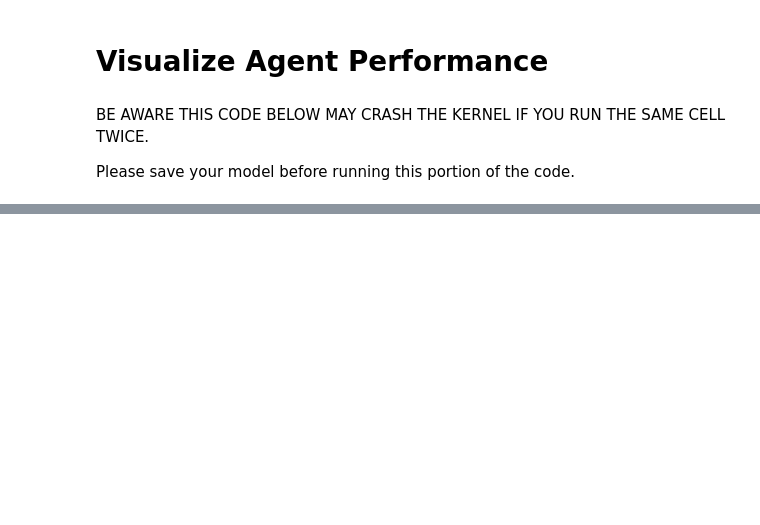
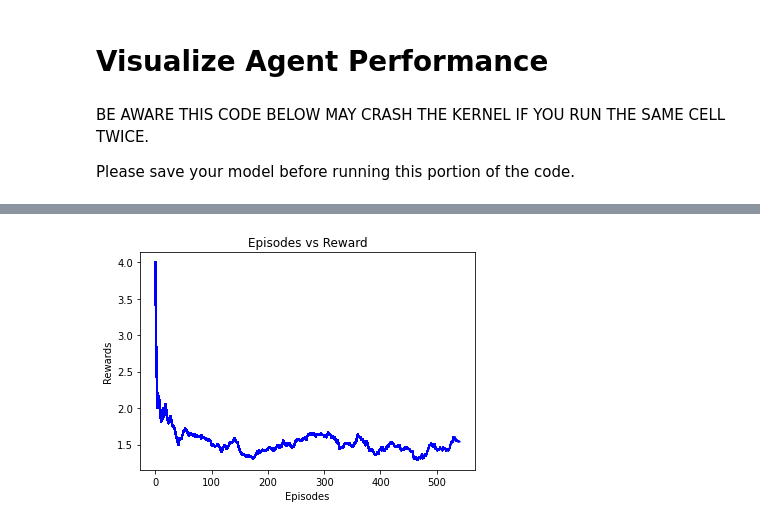
Before and after one commit to payalahuja98/Breakout_DQN, a Jupyter notebook: assignment5_materials/MP5.ipynb, the cells around one changed output, grey strips where cells are left out. Drawn from its saved outputs; the diff is of its cells as text; code cells hidden in the pictures; blank space fills up the shorter version.

Commit message:
updated train_policy_net, bug in ddq

```diff
--- a/assignment5_materials/MP5.ipynb
+++ b/assignment5_materials/MP5.ipynb
@@ -279,7 +317,7 @@ while not done:
     if step > 1 and len(np.unique(next_state[:189] == state[:189])) < 2:
         action = 0
     else:
-        action = torch.from_numpy(agent.get_action(np.float32(history[:4, :, :]) / 255.))
+        action = torch.from_numpy(agent.get_action(torch.from_numpy(np.float32(history[:4, :, :]) / 255.)))
     state = next_state
 
     next_state, reward, done, info = env.step(action + 1)
@@ -305,0 +344,80 @@ TypeError: ignored
+# %%
+double_dqn = True # set to True if using double DQN agent
+
+if double_dqn:
+    from agent_double import Agent
+else:
+    from agent import Agent
+
+agent = Agent(action_size)
+evaluation_reward = deque(maxlen=evaluation_reward_length)
+frame = 0
+memory_size = 0
+# %%
+rewards, episodes = [], []
+best_eval_reward = 0
+for e in range(EPISODES):
+    done = False
+    score = 0
+
+    history = np.zeros([5, 84, 84], dtype=np.uint8)
+    step = 0
+    d = False
+    state = env.reset()
+    next_state = state
+    life = number_lives
+
+    get_init_state(history, state)
+
+    while not done:
+        step += 1
+        frame += 1
+
+        # Perform a fire action if ball is no longer on screen to continue onto next life
+        if step > 1 and len(np.unique(next_state[:189] == state[:189])) < 2:
+            action = 0
+        else:
+            action = agent.get_action(np.float32(history[:4, :, :]) / 255.)
+        state = next_state
+        next_state, reward, done, info = env.step(action + 1)
+
+        frame_next_state = get_frame(next_state)
+        history[4, :, :] = frame_next_state
+        terminal_state = check_live(life, info['ale.lives'])
+
+        life = info['ale.lives']
+        r = np.clip(reward, -1, 1)
+        r = reward
+
+        # Store the transition in memory
+        agent.memory.push(deepcopy(frame_next_state), action, r, terminal_state)
+        # Start training after random sample generation
+        if(frame >= train_frame):
+            agent.train_policy_net(frame)
+            # Update the target network only for Double DQN only
+            if double_dqn and (frame % update_target_network_frequency)== 0:
+                agent.update_target_net()
+        score += reward
+        history[:4, :, :] = history[1:, :, :]
+
+        if done:
+            evaluation_reward.append(score)
+            rewards.append(np.mean(evaluation_reward))
+            episodes.append(e)
+            pylab.plot(episodes, rewards, 'b')
+            pylab.xlabel('Episodes')
+            pylab.ylabel('Rewards')
+            pylab.title('Episodes vs Reward')
+            pylab.savefig("./save_graph/breakout_dqn.png") # save graph for training visualization
+
+            # every episode, plot the play time
+            print("episode:", e, "  score:", score, "  memory length:",
+                  len(agent.memory), "  epsilon:", agent.epsilon, "   steps:", step,
+                  "   lr:", agent.optimizer.param_groups[0]['lr'], "    evaluation reward:", np.mean(evaluation_reward))
+
+            # if the mean of scores of last 100 episode is bigger than 5 save model
+            ### Change this save condition to whatever you prefer ###
+            if np.mean(evaluation_reward) > 5 and np.mean(evaluation_reward) > best_eval_reward:
+                torch.save(agent.policy_net, "./save_model/breakout_dqn.pth")
+                best_eval_reward = np.mean(evaluation_reward)
+# %% [output]
@@ -305,0 +442 @@ TypeError: ignored
+[figure, added]
```
Also changed, not shown: parts of 10 cells of this notebook, 1 other file.
